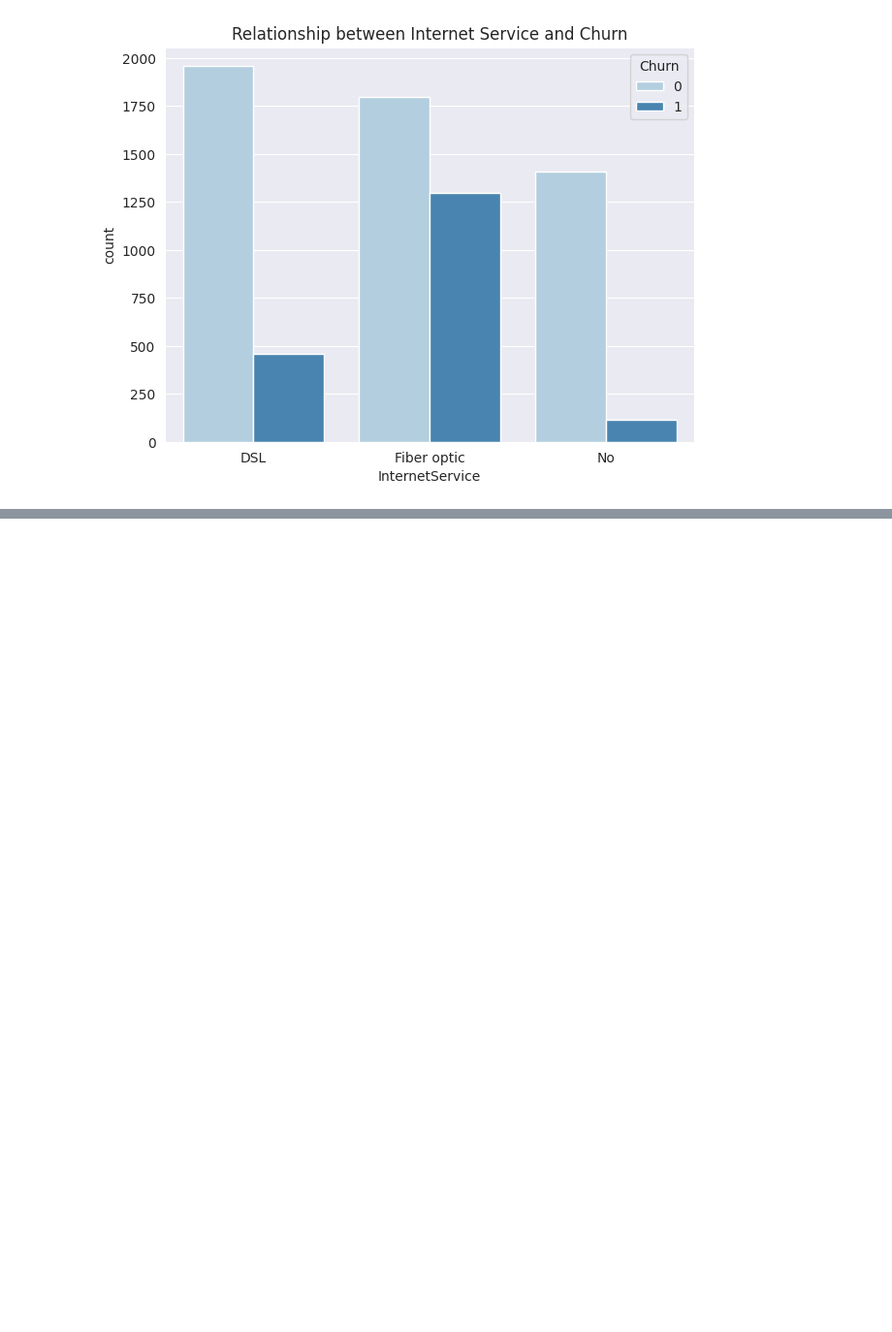
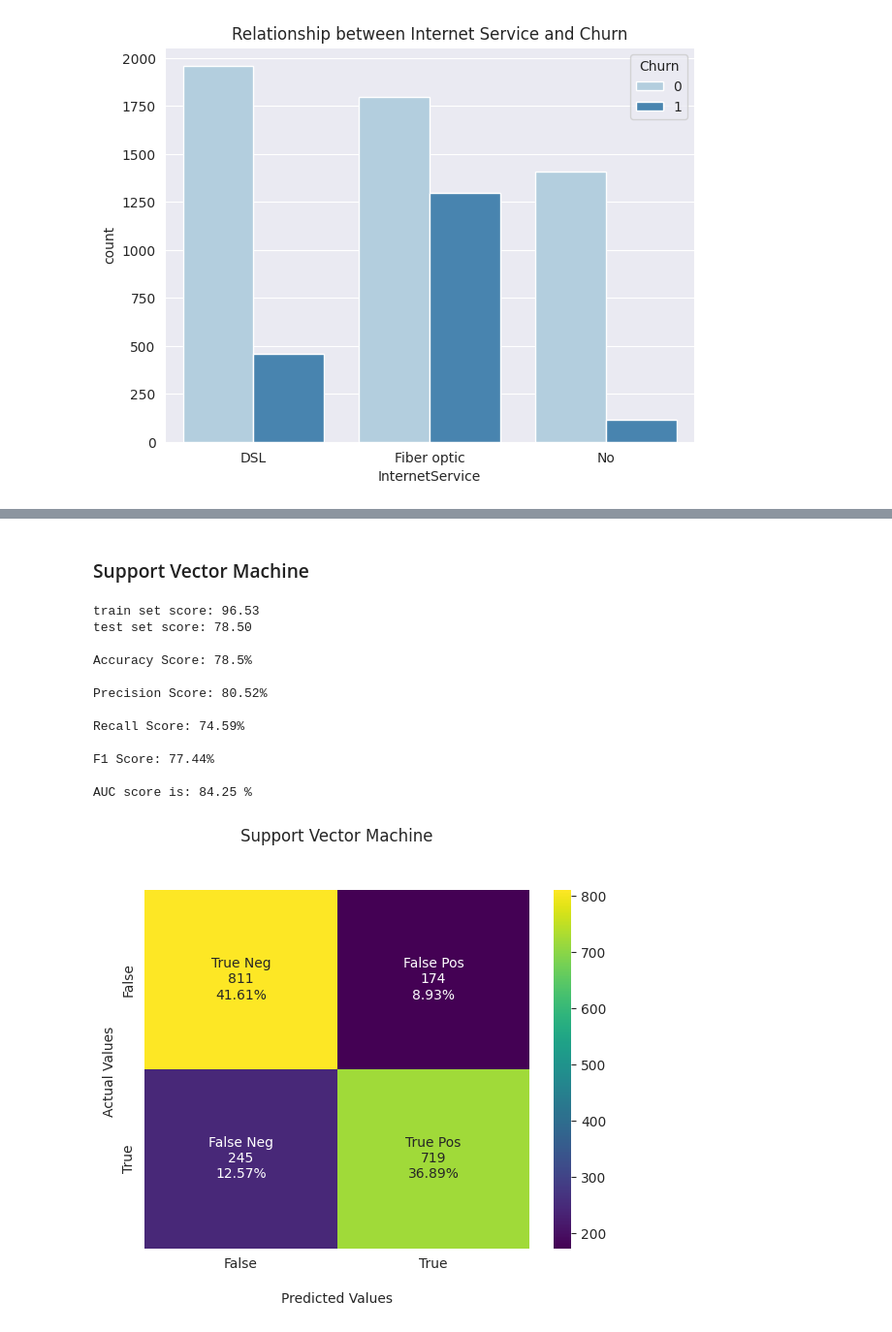
Before and after one commit to slickHnaa/Career_Accelerator_LP3-Classifcation, a Jupyter notebook: 01_Churn.ipynb, the cells around one changed output, grey strips where cells are left out. Shown at 97% size. Cells and saved outputs as stored; diff of their text form; code cells hidden in the pictures; blank space fills up the shorter version.

```diff
--- a/01_Churn.ipynb
+++ b/01_Churn.ipynb
@@ -727,0 +946,55 @@ plt.show()
+# %% [markdown]
+### Support Vector Machine
+# %%
+csvc = SVC(gamma='auto', probability=True)
+# Fit 'LPknn' to the training set
+csvc.fit(X_train, y_train)
+
+# Predict Output
+csvc_predict = csvc.predict(X_valid)
+pred_csvc = csvc.predict_proba(X_valid)[:,1]
+#pred_crf = crf.predict_proba(X_valid)[:,1]
+
+#Train and Test Scores
+csvc_Tr_Score = round(csvc.score(X_train, y_train)*100, 2)
+csvc_Tt_Score = round(csvc.score(X_valid, y_valid)*100, 2)
+print('train set score: {:.2f}'.format(csvc_Tr_Score))
+print('test set score: {:.2f}'.format(csvc_Tt_Score))
+
+
+
+print()
+csvc_sc = round(accuracy_score(y_valid, csvc_predict)*100, 2)
+print("Accuracy Score: {}%".format(csvc_sc))
+print()
+PS_csvc = round(precision_score(y_valid, csvc_predict)*100, 2)
+print("Precision Score: {}%".format(PS_csvc))
+print()
+RS_csvc = round(recall_score(y_valid, csvc_predict)*100, 2)
+print("Recall Score: {}%".format(RS_csvc))
+print()
+FS_csvc = round(f1_score(y_valid, csvc_predict)*100, 2)
+print("F1 Score: {}%".format(FS_csvc))
+print()
+fpr4, tpr4, threshold = roc_curve(y_valid, pred_csvc)
+roc_auc = metrics.auc(fpr4, tpr4)
+csvcA = round(metrics.auc(fpr4, tpr4)*100, 2)
+print(f'AUC score is:', csvcA,'%')
+print()
+confusion = confusion_matrix(y_valid, csvc_predict)
+#print("Confusion matrix:\n{}".format(confusion))
+plot_metric(confusion, "Support Vector Machine")
+# %% [output]
+train set score: 96.53
+test set score: 78.50
+
+Accuracy Score: 78.5%
+
+Precision Score: 80.52%
+
+Recall Score: 74.59%
+
+F1 Score: 77.44%
+
+AUC score is: 84.25 %
+[figure, added]
```
Also changed, not shown: parts of 45 cells of this notebook.
